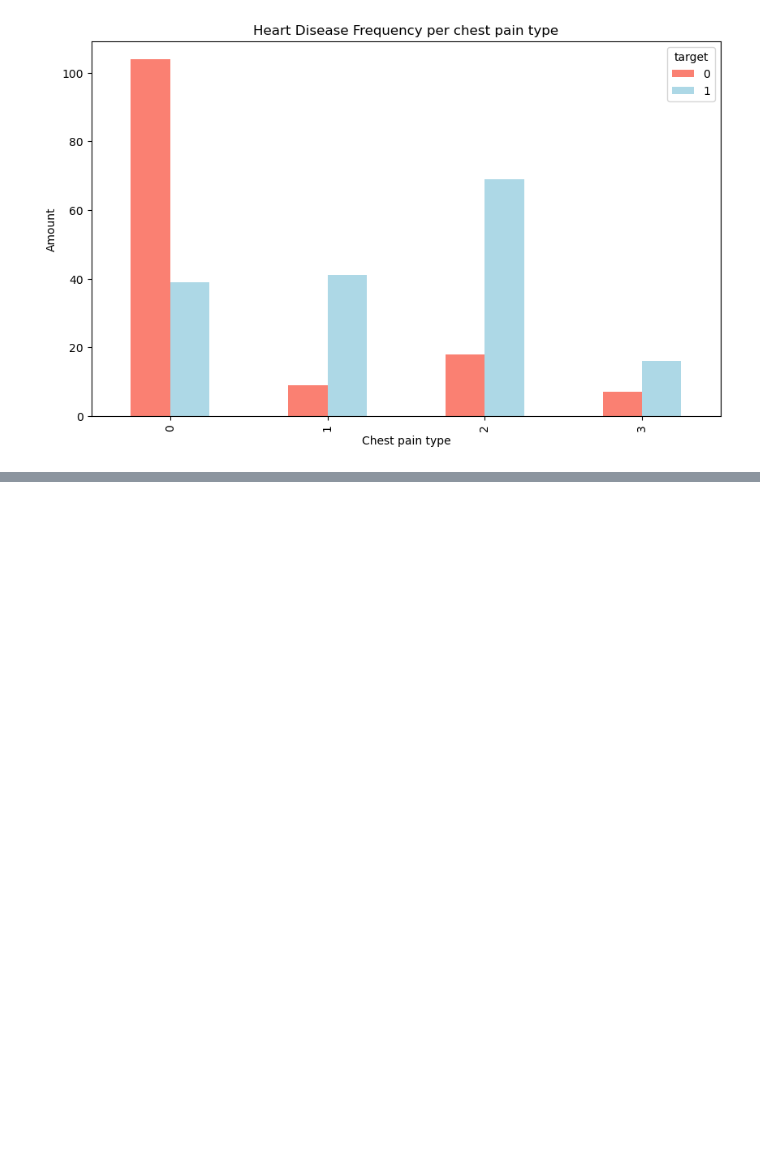
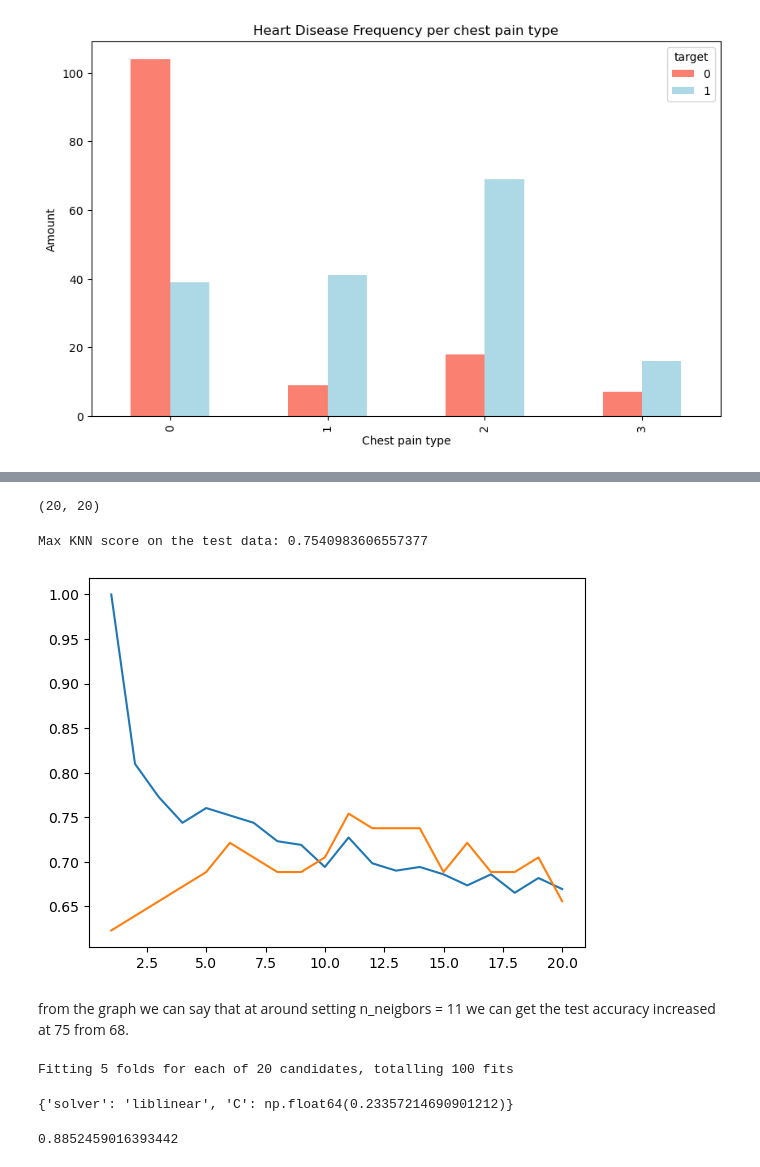
Before and after one commit to ShubhMPrajapati/heart-disease, a Jupyter notebook: main.ipynb, the cells around one changed output, grey strips where cells are left out. Cells and saved outputs as stored; diff of their text form; code cells hidden in the pictures; blank space fills up the shorter version.

```diff
--- a/main.ipynb
+++ b/main.ipynb
@@ -224,0 +374,28 @@ Text(0, 0.5, 'Amount')
+# %%
+train_scores = []
+test_scores = []
+
+knn = KNeighborsClassifier()
+
+## Let's loop throuhgh different N neighbours.
+
+for i in range(1, 21):
+    knn.set_params(n_neighbors = i)
+
+    knn.fit(X_train, Y_train)
+
+    train_scores.append(knn.score(X_train, Y_train))
+    test_scores.append(knn.score(X_test, Y_test))
+# %%
+len(train_scores), len(test_scores)
+# %% [output]
+(20, 20)
+# %%
+plt.plot(range(1, 21), train_scores, label="Train Scores")
+plt.plot(range(1, 21), test_scores, label="Test Scores")
+print("Max KNN score on the test data:", max(test_scores) )
+# %% [output]
+Max KNN score on the test data: 0.7540983606557377
+[figure, added]
+# %% [markdown]
+from the graph we can say that at around setting n_neigbors = 11 we can get the test accuracy increased at 75 from 68.
@@ -224,0 +417,13 @@ Text(0, 0.5, 'Amount')
+# %%
+## Randomizes search for LogisticRegression
+from sklearn.model_selection import RandomizedSearchCV
+rs_log = RandomizedSearchCV(LogisticRegression(), param_distributions=log_grid, cv=5, n_iter=20, verbose=True)
+rs_log.fit(X_train, Y_train)
+rs_log.best_params_
+# %% [output]
+Fitting 5 folds for each of 20 candidates, totalling 100 fits
+{'solver': 'liblinear', 'C': np.float64(0.23357214690901212)}
+# %%
+rs_log.score(X_test, Y_test)
+# %% [output]
+0.8852459016393442
```
Also changed, not shown: parts of 49 cells of this notebook.
